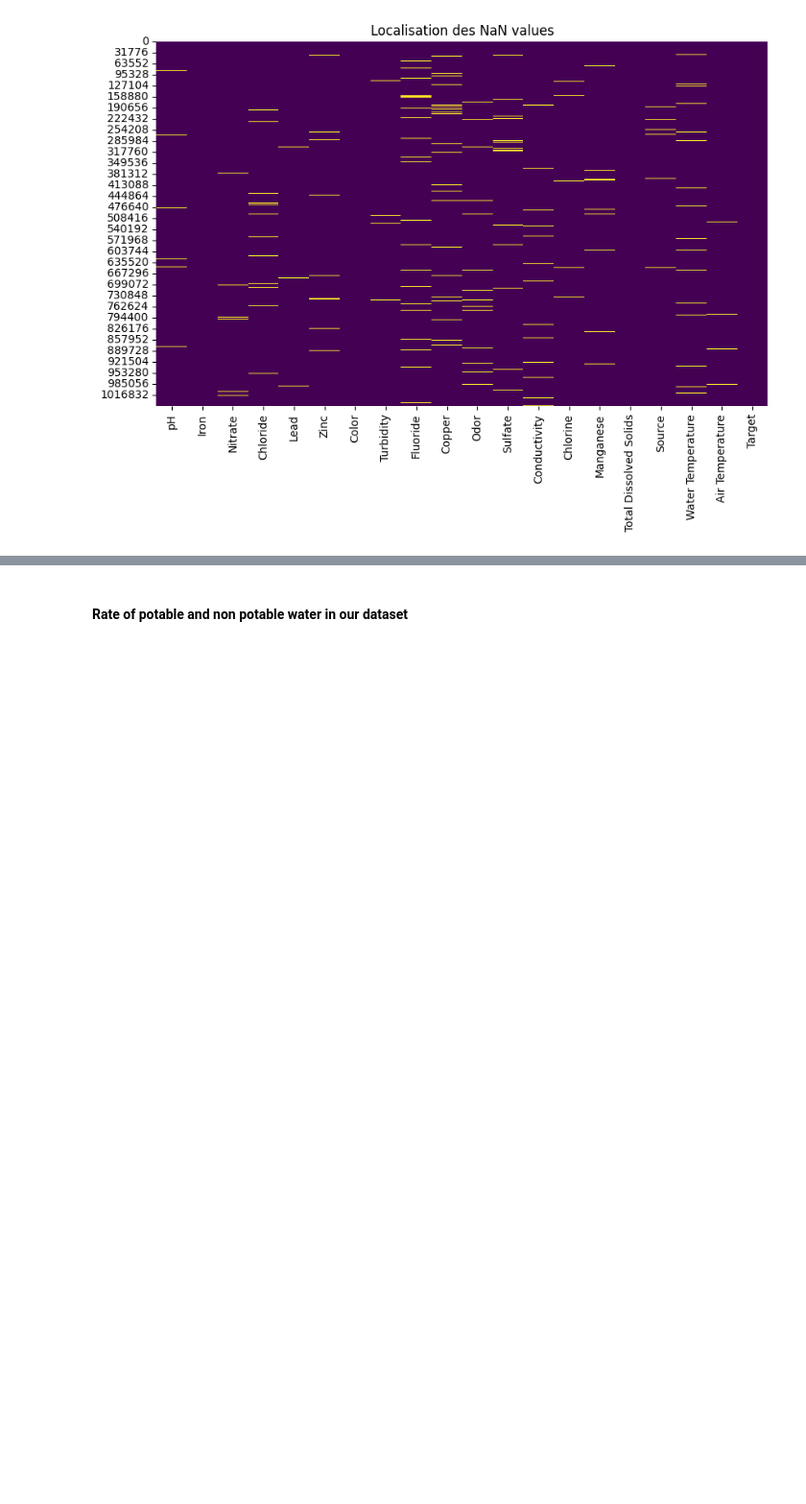
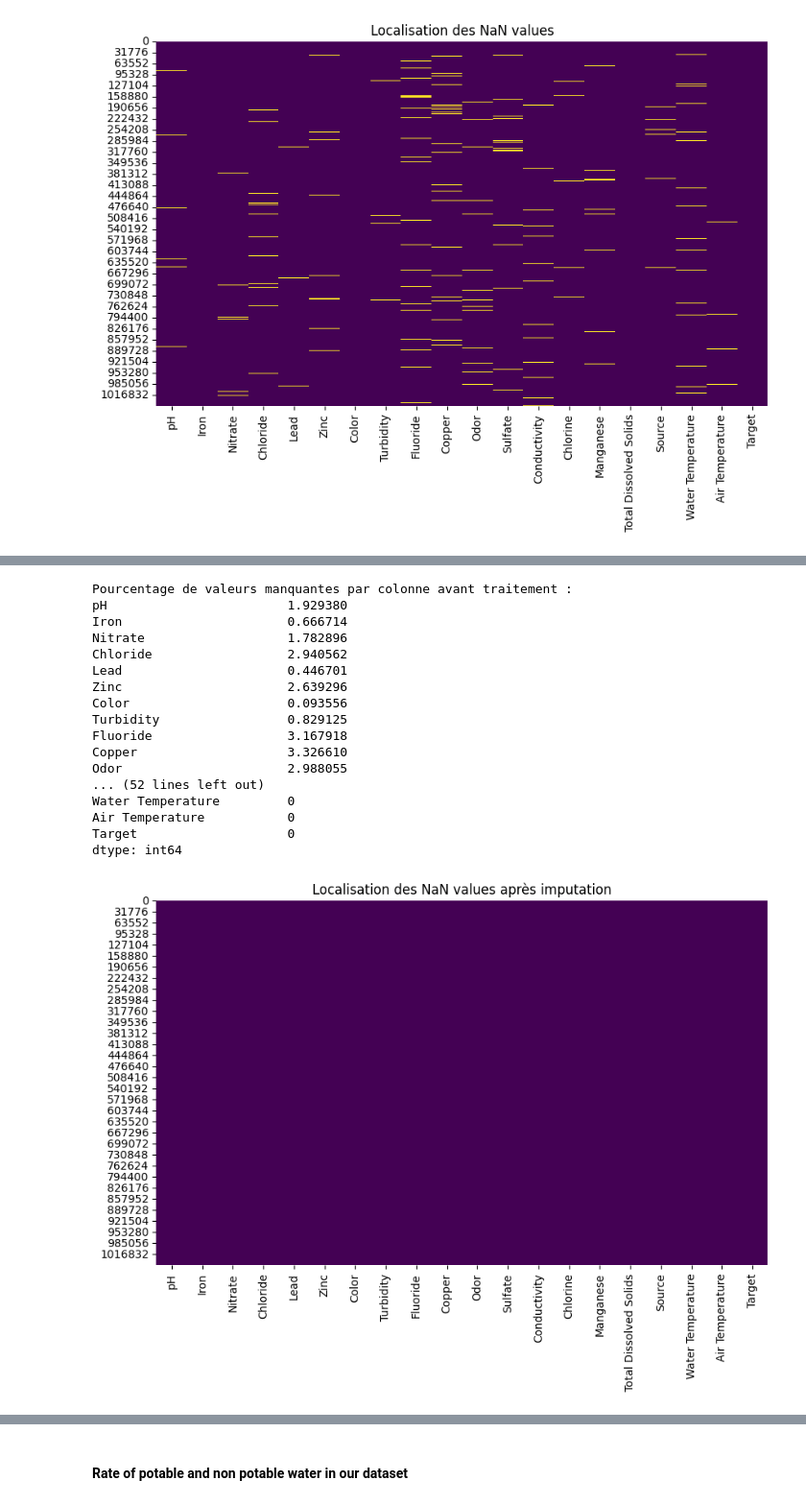
Before and after one commit to manonb42/water-potability, a Jupyter notebook: Code.ipynb, the cells around one changed output, grey strips where cells are left out. Shown at 96% size. Cells and saved outputs as stored; diff of their text form; code cells hidden in the pictures; blank space fills up the shorter version.

```diff
--- a/Code.ipynb
+++ b/Code.ipynb
@@ -74,10 +75,0 @@ plt.show()
-# %%
-# Calcul du pourcentage de NaN par colonne
-nan_percentage = data.isna().mean() * 100
-print("\nPourcentage de valeurs manquantes par colonne :")
-print(nan_percentage)
-
-# Gestion des valeurs manquantes
-# Remplissage des NaN pour les données numériques avec la moyenne
-num_cols = data.select_dtypes(include=['float64', 'int64']).columns
-data[num_cols] = data[num_cols].fillna(data[num_cols].mean())
@@ -102,9 +75,0 @@ dtype: float64
-# %%
-# Suppression des lignes avec des NaN dans les colonnes catégoriques
-cat_cols = data.select_dtypes(include=['object']).columns
-data.dropna(subset=cat_cols, inplace=True)
-data.reset_index(drop=True, inplace=True)
-
-# Vérification des NaN après traitement
-print("\nValeurs manquantes après traitement :")
-print(data.isnull().sum())
@@ -187,0 +76,40 @@ dtype: int64
+# %%
+# Calcul du pourcentage de NaN
+nan_percentage = data.isna().mean() * 100
+print("\nPourcentage de valeurs manquantes avant traitement :\n", nan_percentage)
+
+# Suppression des colonnes avec plus de 50% de NaN
+data.drop(columns=nan_percentage[nan_percentage > 50].index, inplace=True)
+
+# Identification des colonnes numériques et catégorielles
+num_cols = data.select_dtypes(include=['float64', 'int64']).columns
+cat_cols = data.select_dtypes(include=['object']).columns
+
+# Imputation des valeurs manquantes
+num_imputer = KNNImputer(n_neighbors=5)  # Imputation par KNN pour les numériques
+cat_imputer = SimpleImputer(strategy='most_frequent')  # Mode pour les catégorielles
+
+data[num_cols] = num_imputer.fit_transform(data[num_cols])
+data[cat_cols] = cat_imputer.fit_transform(data[cat_cols])
+
+# Vérification des NaN après imputation
+print("\nValeurs manquantes après traitement :\n", data.isna().sum())
+# %% [output]
+Pourcentage de valeurs manquantes par colonne avant traitement :
+pH                        1.929380
+Iron                      0.666714
+Nitrate                   1.782896
+Chloride                  2.940562
+Lead                      0.446701
+Zinc                      2.639296
+Color                     0.093556
+Turbidity                 0.829125
+Fluoride                  3.167918
+Copper                    3.326610
+Odor                      2.988055
+... (52 lines left out)
+Water Temperature         0
+Air Temperature           0
+Target                    0
+dtype: int64
+[figure, added]
```
Also changed, not shown: parts of 28 cells of this notebook.
